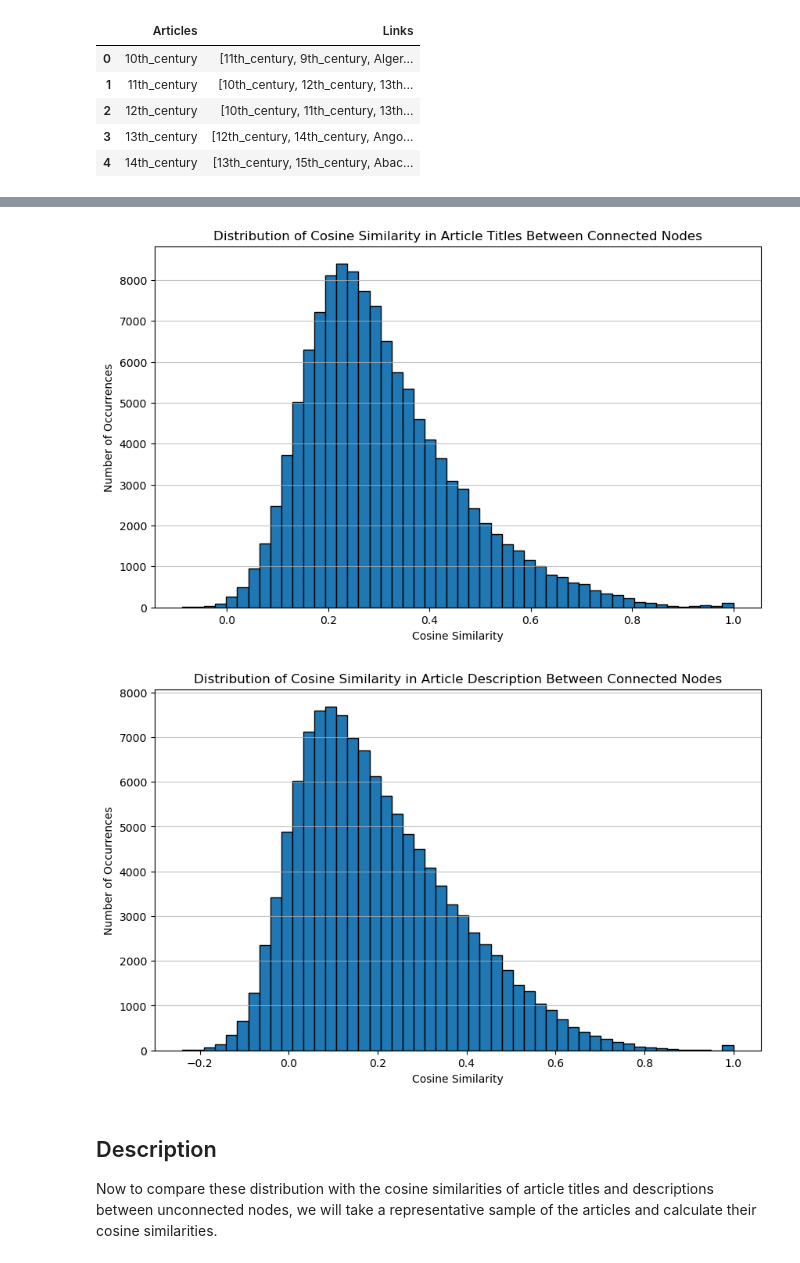
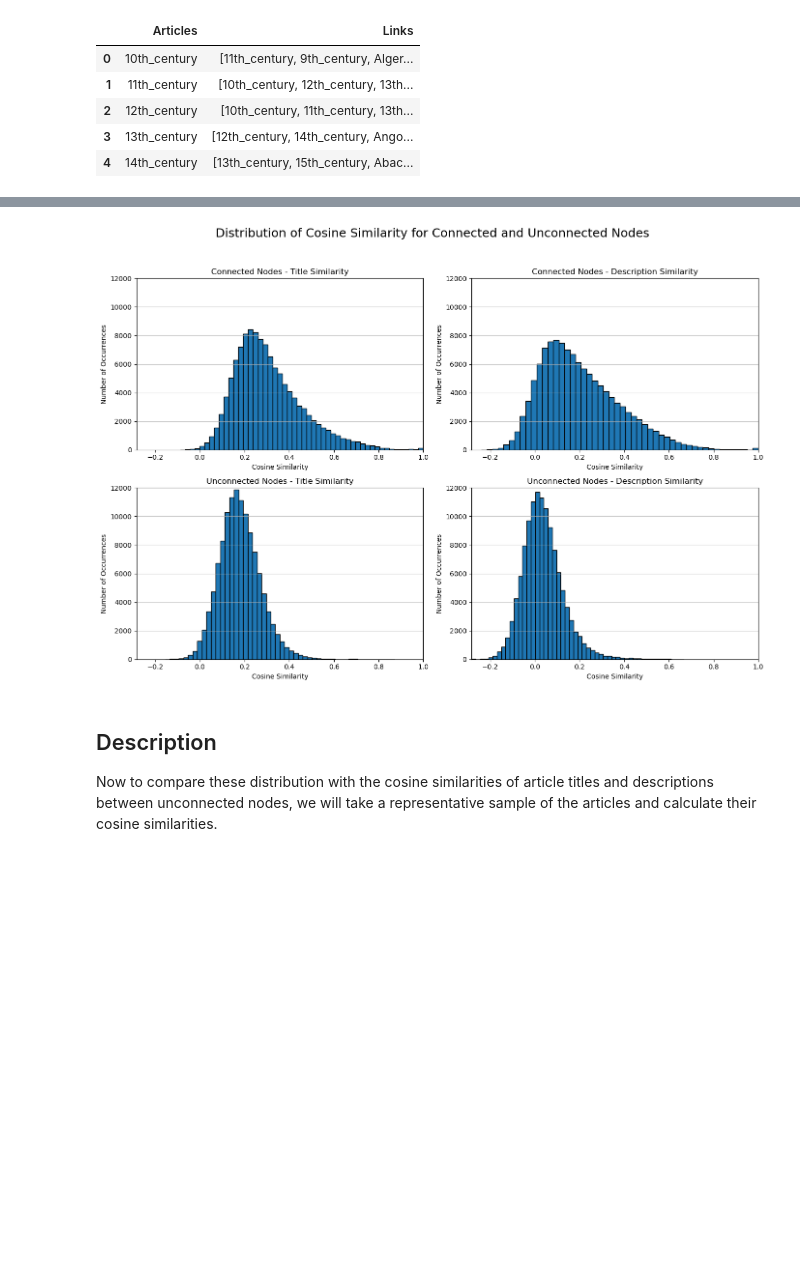
Before and after one commit to angelpras/epfl_ADA_project, a Jupyter notebook: results.ipynb, the cells around one changed output, grey strips where cells are left out. Drawn from its saved outputs; the diff is of its cells as text; code cells hidden in the pictures; blank space fills up the shorter version.

```diff
--- a/results.ipynb
+++ b/results.ipynb
@@ -106,8 +103,7 @@ visualize_graph(G)
-# %%
-visualize_connected_node_similarity_distributions(G)
-# %% [output]
-[figure, removed]
-[figure, removed]
+# %%
+similarities = visualize_node_similarity_distributions(G)
+# %% [output]
+[figure, added]
 # %% [markdown]
 ## Description
 
```
Also changed, not shown: parts of 9 cells of this notebook, 1 other file.
